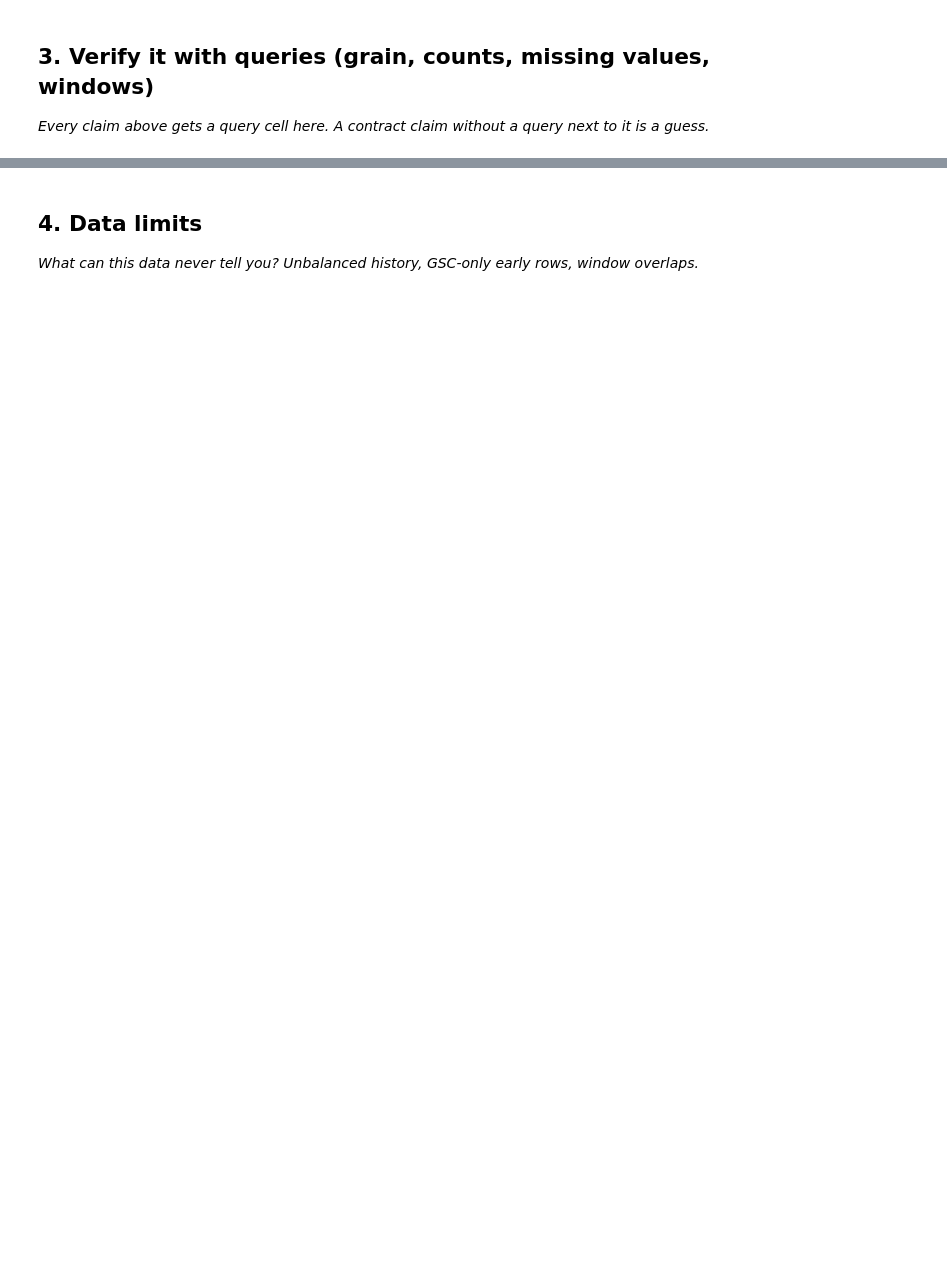
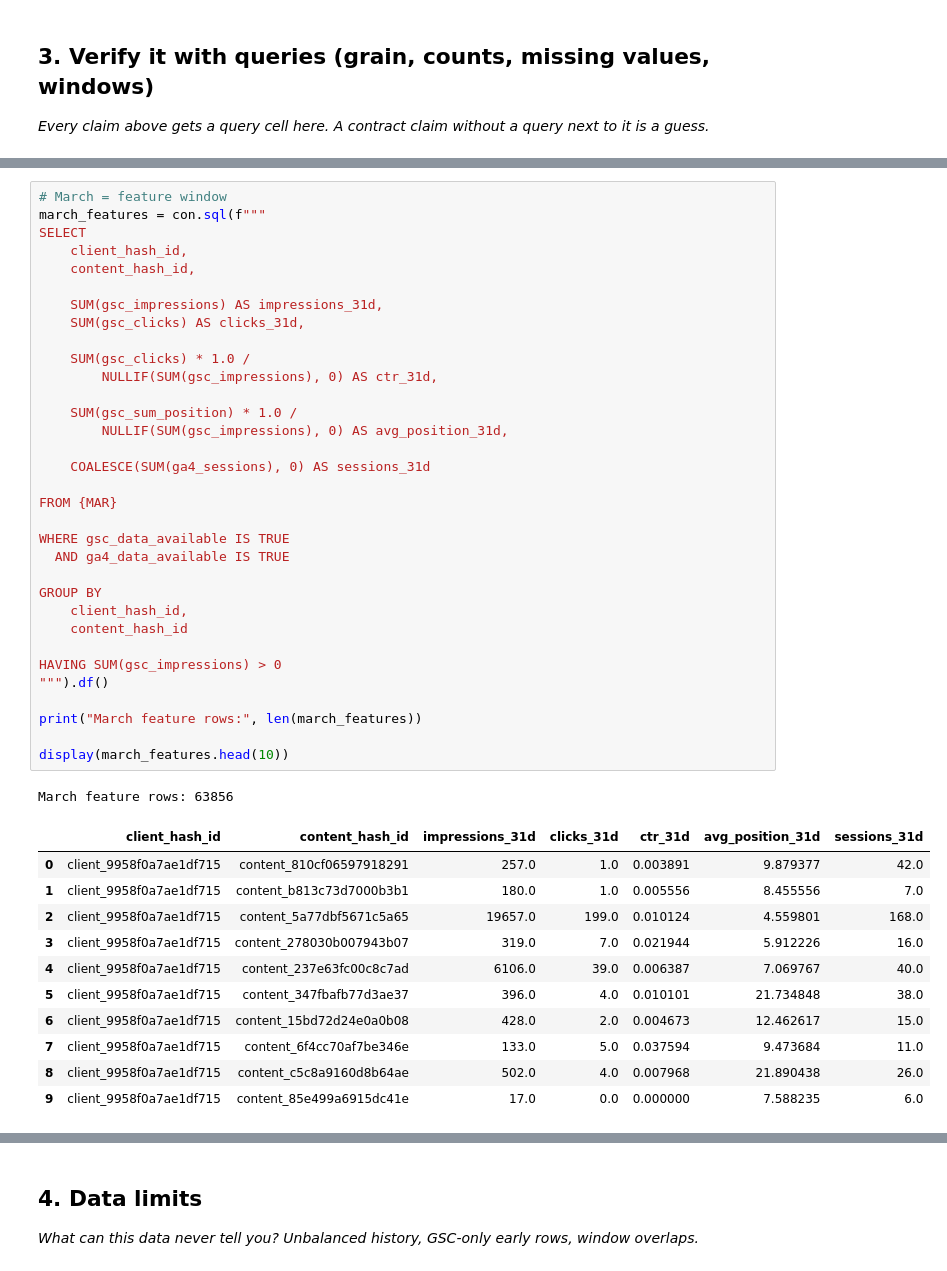
Before and after one commit to Malang43/flyrank-ml-internship-Malang43, a Jupyter notebook: work/notebooks/w03_data_contract.ipynb, the cells around one changed output, grey strips where cells are left out. Cells and saved outputs as stored; diff of their text form; blank space fills up the shorter version.

```diff
--- a/work/notebooks/w03_data_contract.ipynb
+++ b/work/notebooks/w03_data_contract.ipynb
@@ -29,0 +177,46 @@ This skeleton is yours to fill. Work the sections **in order** — each one has
+# %%
+# March = feature window
+march_features = con.sql(f"""
+SELECT
+    client_hash_id,
+    content_hash_id,
+
+    SUM(gsc_impressions) AS impressions_31d,
+    SUM(gsc_clicks) AS clicks_31d,
+
+    SUM(gsc_clicks) * 1.0 /
+        NULLIF(SUM(gsc_impressions), 0) AS ctr_31d,
+
+    SUM(gsc_sum_position) * 1.0 /
+        NULLIF(SUM(gsc_impressions), 0) AS avg_position_31d,
+
+    COALESCE(SUM(ga4_sessions), 0) AS sessions_31d
+
+FROM {MAR}
+
+WHERE gsc_data_available IS TRUE
+  AND ga4_data_available IS TRUE
+
+GROUP BY
+    client_hash_id,
+    content_hash_id
+
+HAVING SUM(gsc_impressions) > 0
+""").df()
+
+print("March feature rows:", len(march_features))
+
+display(march_features.head(10))
+# %% [output]
+March feature rows: 63856
+|  | client_hash_id | content_hash_id | impressions_31d | clicks_31d | ctr_31d | avg_position_31d | sessions_31d |
+| 0 | client_9958f0a7ae1df715 | content_810cf06597918291 | 257.0 | 1.0 | 0.003891 | 9.879377 | 42.0 |
+| 1 | client_9958f0a7ae1df715 | content_b813c73d7000b3b1 | 180.0 | 1.0 | 0.005556 | 8.455556 | 7.0 |
+| 2 | client_9958f0a7ae1df715 | content_5a77dbf5671c5a65 | 19657.0 | 199.0 | 0.010124 | 4.559801 | 168.0 |
+| 3 | client_9958f0a7ae1df715 | content_278030b007943b07 | 319.0 | 7.0 | 0.021944 | 5.912226 | 16.0 |
+| 4 | client_9958f0a7ae1df715 | content_237e63fc00c8c7ad | 6106.0 | 39.0 | 0.006387 | 7.069767 | 40.0 |
+| 5 | client_9958f0a7ae1df715 | content_347fbafb77d3ae37 | 396.0 | 4.0 | 0.010101 | 21.734848 | 38.0 |
+| 6 | client_9958f0a7ae1df715 | content_15bd72d24e0a0b08 | 428.0 | 2.0 | 0.004673 | 12.462617 | 15.0 |
+| 7 | client_9958f0a7ae1df715 | content_6f4cc70af7be346e | 133.0 | 5.0 | 0.037594 | 9.473684 | 11.0 |
+| 8 | client_9958f0a7ae1df715 | content_c5c8a9160d8b64ae | 502.0 | 4.0 | 0.007968 | 21.890438 | 26.0 |
+| 9 | client_9958f0a7ae1df715 | content_85e499a6915dc41e | 17.0 | 0.0 | 0.000000 | 7.588235 | 6.0 |
```
Also changed, not shown: parts of 22 cells of this notebook.
